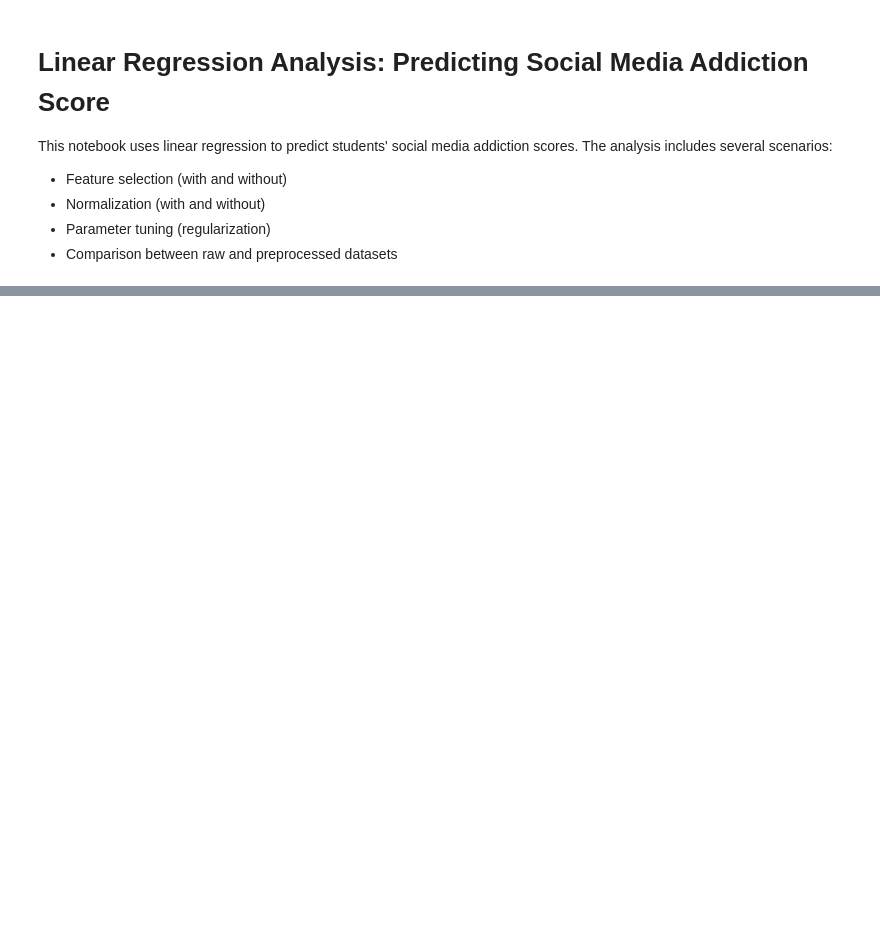
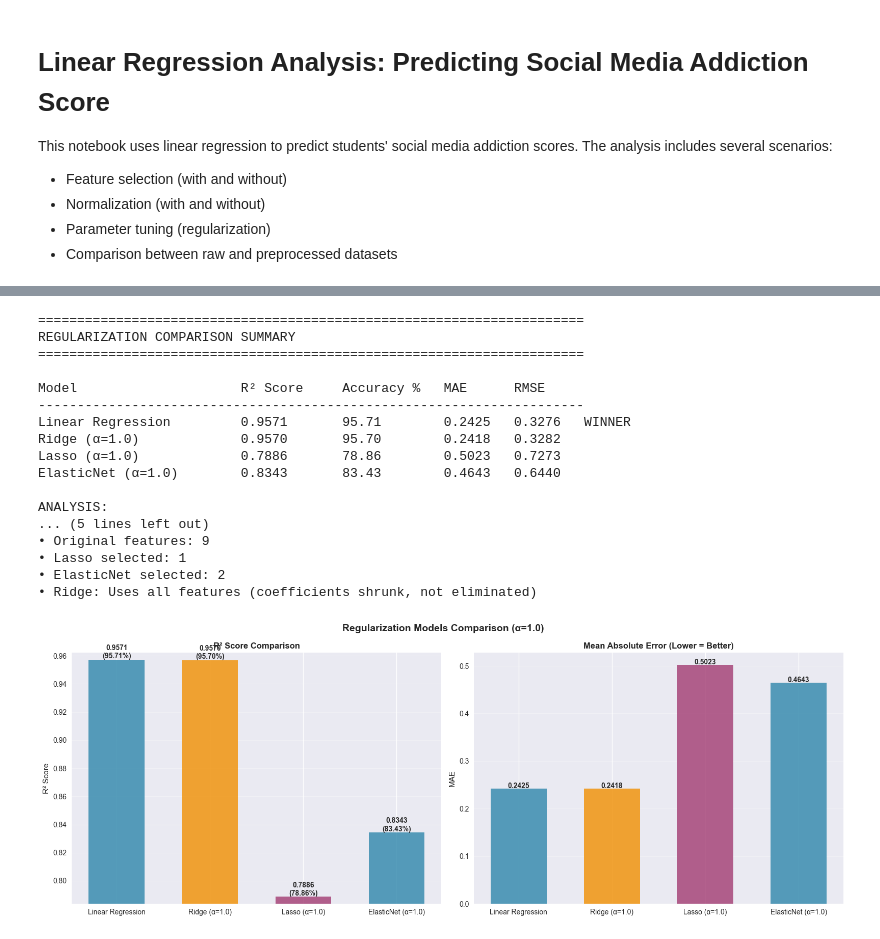
Before and after one commit to tsaqifimtinan/finalproject-kel-8-pm-d, a Jupyter notebook: linear-regression/linear_regression_analysis.ipynb, the cells around one changed output, grey strips where cells are left out. Saved outputs shown, nothing was run; the diff lists cells and outputs as text; code cells hidden in the pictures; blank space fills up the shorter version.

```diff
--- a/linear-regression/linear_regression_analysis.ipynb
+++ b/linear-regression/linear_regression_analysis.ipynb
@@ -489,0 +684,63 @@ plt.show()
+# %%
+# Regularization Results Analysis
+print("\n" + "="*70)
+print("REGULARIZATION COMPARISON SUMMARY")
+print("="*70)
+
+# Results table
+print(f"\n{'Model':<25} {'R² Score':<12} {'Accuracy %':<12} {'MAE':<8} {'RMSE':<8}")
+print("-" * 70)
+
+r2_values = [regularization_results[k]['R2'] for k in regularization_results.keys()]
+max_r2, min_r2 = max(r2_values), min(r2_values)
+is_tie = abs(max_r2 - min_r2) < 1e-4
+
+for model, metrics in regularization_results.items():
+    r2, mae, rmse = metrics['R2'], metrics['MAE'], metrics['RMSE']
+    status = "TIE" if is_tie else ("WINNER" if abs(r2 - max_r2) < 1e-6 else "")
+    print(f"{model:<25} {r2:<12.4f} {r2*100:<12.2f} {mae:<8.4f} {rmse:<8.4f} {status}")
+
+# Analysis
+print(f"\nANALYSIS:")
+if is_tie:
+    print(f"• All models perform similarly (difference < 0.01%)")
+    print(f"• Default alpha=1.0 may be too strong for this dataset")
+    print(f"• Linear regression baseline is competitive")
+else:
+    winner = max(regularization_results.keys(), key=lambda k: regularization_results[k]['R2'])
+    improvement = ((max_r2 - min_r2) / min_r2) * 100
+    print(f"• WINNER: {winner}")
+    print(f"• Best R² Score: {max_r2:.4f} ({max_r2*100:.2f}% accuracy)")
+    print(f"• Performance Improvement: {improvement:.3f}%")
+
+print(f"\nFEATURE SELECTION EFFECTS:")
+print(f"• Original features: {len(selected_feature_names)}")
+print(f"• Lasso selected: {lasso_selected_features}")
+print(f"• ElasticNet selected: {elastic_selected_features}")
+print(f"• Ridge: Uses all features (coefficients shrunk, not eliminated)")
+
+# Visualization
+create_comparison_visualization(
+    regularization_results,
+    'Regularization Models Comparison (α=1.0)',
+    figsize=(16, 6)
+)
+# %% [output]
+======================================================================
+REGULARIZATION COMPARISON SUMMARY
+======================================================================
+
+Model                     R² Score     Accuracy %   MAE      RMSE
+----------------------------------------------------------------------
+Linear Regression         0.9571       95.71        0.2425   0.3276   WINNER
+Ridge (α=1.0)             0.9570       95.70        0.2418   0.3282
+Lasso (α=1.0)             0.7886       78.86        0.5023   0.7273
+ElasticNet (α=1.0)        0.8343       83.43        0.4643   0.6440
+
+ANALYSIS:
+... (5 lines left out)
+• Original features: 9
+• Lasso selected: 1
+• ElasticNet selected: 2
+• Ridge: Uses all features (coefficients shrunk, not eliminated)
+[figure, added]
```
Also changed, not shown: parts of 45 cells of this notebook.
